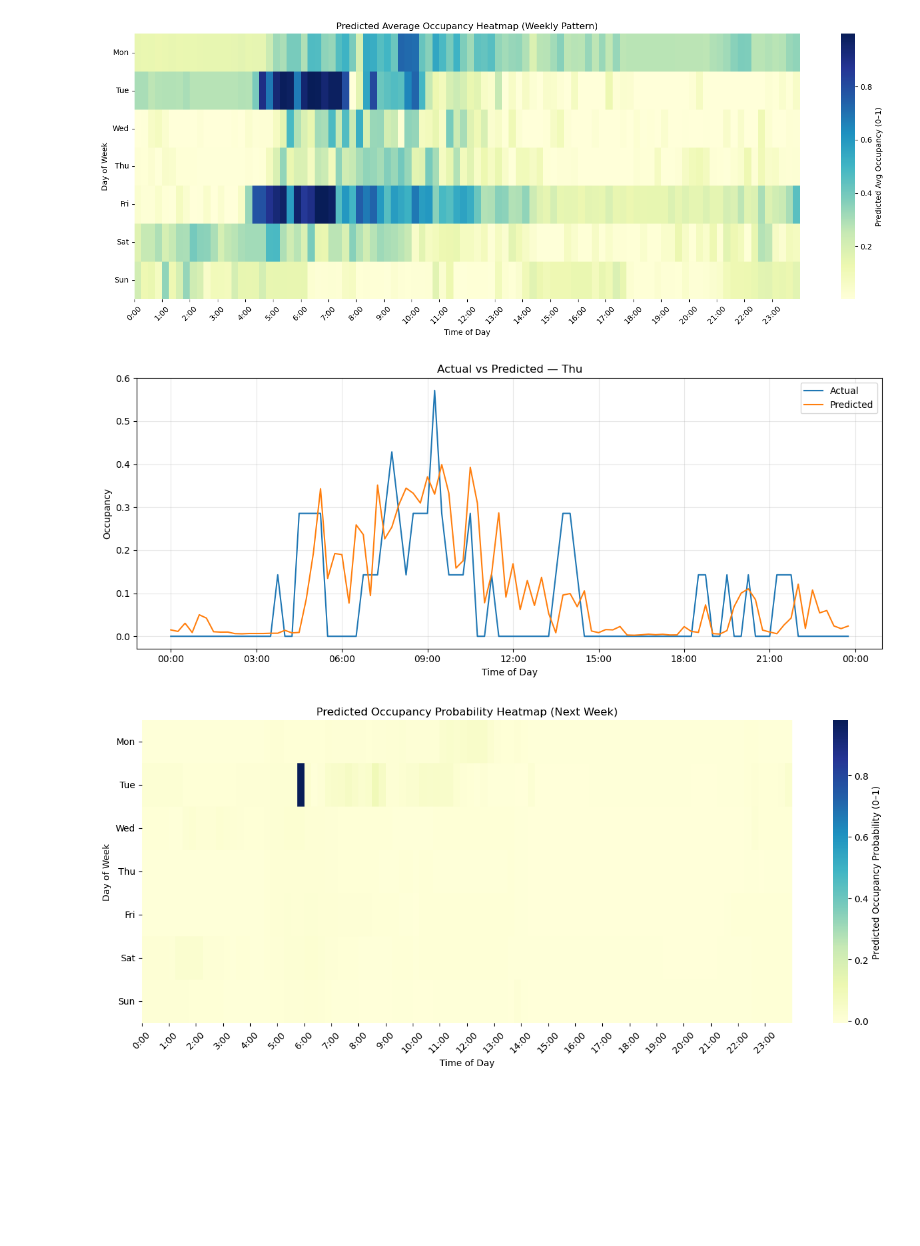
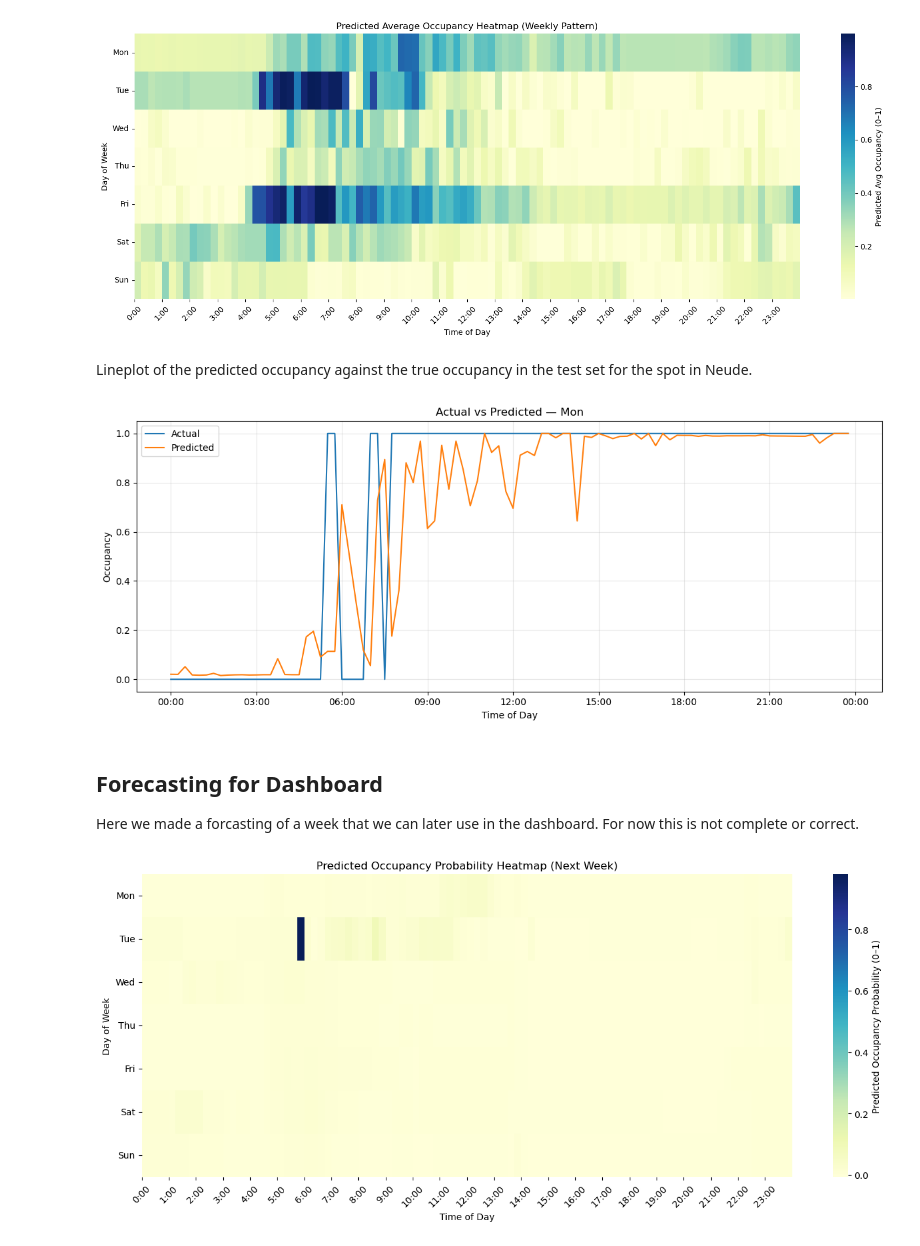
Before and after one commit to chenneman/CTC-advanced-data-science, a Jupyter notebook: XGboost.ipynb, the cells around one changed output. Cells and saved outputs as stored; diff of their text form; code cells hidden in the pictures; blank space fills up the shorter version.

```diff
--- a/XGboost.ipynb
+++ b/XGboost.ipynb
@@ -254,6 +263,8 @@ plt.tight_layout()
 plt.show()
 # %% [output]
 [figure]
+# %% [markdown]
+Lineplot of the predicted occupancy against the true occupancy in the test set for the spot in Neude.
 # %%
 
 df = X_test.copy()
@@ -266,38 +277,43 @@ df[["day_of_week","slot"]] = (
 )
 
 
-dow = 3
+dow = 0
+dom = 16
+m = 6
+
 day_names = ["Mon","Tue","Wed","Thu","Fri","Sat","Sun"]
 title_day = day_names[dow]
 
-
-day_df = (df[df["day_of_week"] == dow]
+day_df = (df[(df["day_of_week"] == dow) & (df["day_of_month"] == dom) & (df["month"] == m)]
           .groupby("slot")[["y_true","y_pred"]]
           .mean()
           .reset_index()
           .sort_values("slot"))
 
 
 time_base = pd.to_datetime("2000-01-01")  # arbitraire datum
 day_df["time"] = time_base + pd.to_timedelta(day_df["slot"] * 15, unit="m")
 
 
 plt.figure(figsize=(12,5))
 plt.plot(day_df["time"], day_df["y_true"], label="Actual")
 plt.plot(day_df["time"], day_df["y_pred"], label="Predicted")
 plt.title(f"Actual vs Predicted — {title_day}")
 plt.xlabel("Time of Day")
 plt.ylabel("Occupancy")
 plt.legend()
 plt.grid(alpha=0.3)
 
 # Mooie tijdlabels
 ax = plt.gca()
 ax.xaxis.set_major_formatter(DateFormatter("%H:%M"))
 plt.tight_layout()
 plt.show()
 # %% [output]
-[figure, old version]
+[figure, new version]
+# %% [markdown]
+## Forecasting for Dashboard
+Here we made a forcasting of a week that we can later use in the dashboard. For now this is not complete or correct.
 # %%
 # Get last history needed for rolling features
 max_lag = max(lags)
```
Also changed, not shown: parts of 18 cells of this notebook.
